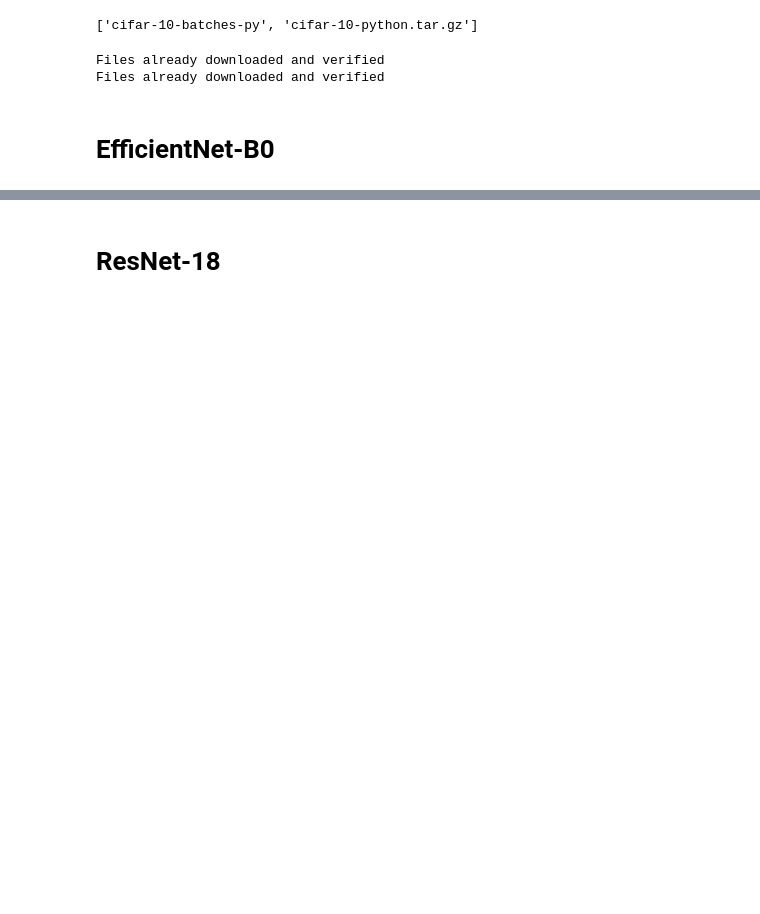
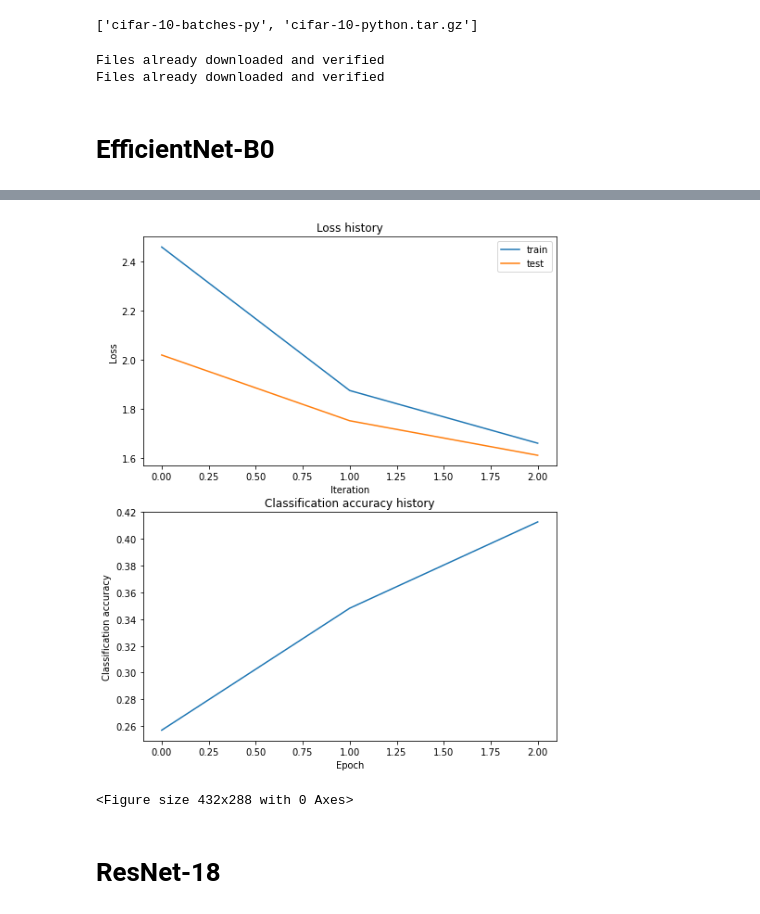
Before and after one commit to windymay/effyNet, a Jupyter notebook: notebooks/non-pretrained models.ipynb, the cells around one changed output, grey strips where cells are left out. Cells and saved outputs as stored; diff of their text form; code cells hidden in the pictures; blank space fills up the shorter version.

```diff
--- a/notebooks/non-pretrained models.ipynb
+++ b/notebooks/non-pretrained models.ipynb
@@ -54,7 +53,7 @@ def train_cifar(classifier, optimizer, scheduler, trainloader, testloader, name,
     best_loss = 999
     best_weights = copy.deepcopy(classifier.state_dict())
 
-    save_dir = 'saved_models/' + name + '/'
+    save_dir = '../saved_models/' + name + '/'
     if not os.path.exists(save_dir):
         os.makedirs(save_dir)
 
@@ -110,6 +109,7 @@ def train_cifar(classifier, optimizer, scheduler, trainloader, testloader, name,
         if best_loss < test_loss:
             best_loss = test_loss
             best_weights = copy.deepcopy(classifier.state_dict())
+            best_epoch = epoch
         # update scheduler
 #         scheduler.step()
 
@@ -147,7 +147,14 @@ criterion = nn.CrossEntropyLoss()
 optimizer = torch.optim.SGD(classifier.parameters(), lr=0.001, momentum=0.9)
 scheduler = MultiStepLR(optimizer, milestones=[30,80], gamma=0.1)
 train_losses, test_losses, test_acc, classifier = train_cifar(classifier, optimizer, scheduler, trainloader, testloader,
-                                                    'EfficientNet-B0', epochs=100, print_freq=1)
+                                                    'EfficientNet-B0', epochs=3, print_freq=1)
+# write losses to CSV file
+file_path = '../save_loss/EfficientNet_B0_loss' + '.csv'
+os.makedirs(os.path.dirname(file_path), exist_ok=True)
+solution_rows = [('train_losses', 'test_losses', 'test_acc')] + [(y, test_losses[i], test_acc[i]) for (i, y) in enumerate(train_losses)]
+with open(file_path, 'w', newline="") as f:
+    writer = csv.writer(f)
+    writer.writerows(solution_rows)
 
 plot_history(train_losses, test_losses, test_acc, saveto='../save_plot/EfficientNet-B0.png')
 # %% [output]
@@ -174,3 +165,5 @@ epoch: 20/100, train loss: 0.8417, test loss: 1.3753, test acc: 0.5474
+[figure, added]
+<Figure size 432x288 with 0 Axes>
 # %% [markdown]
 # ResNet-18
 # %%
```
Also changed, not shown: parts of 3 cells of this notebook.
